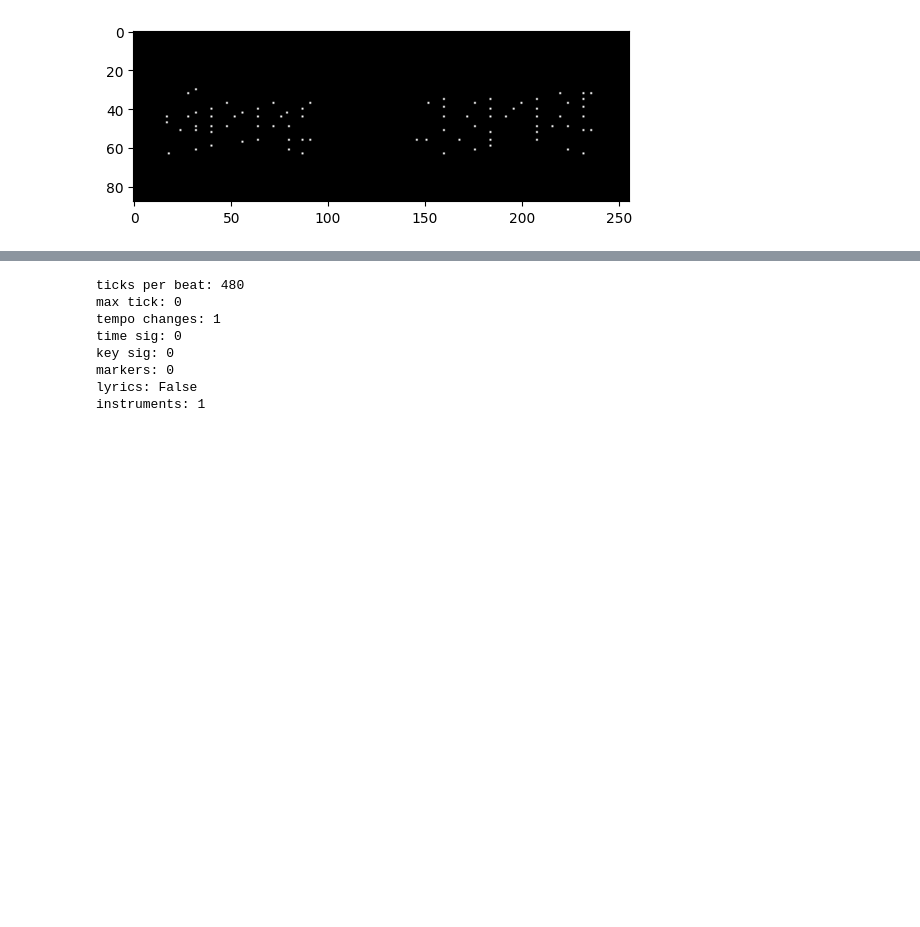
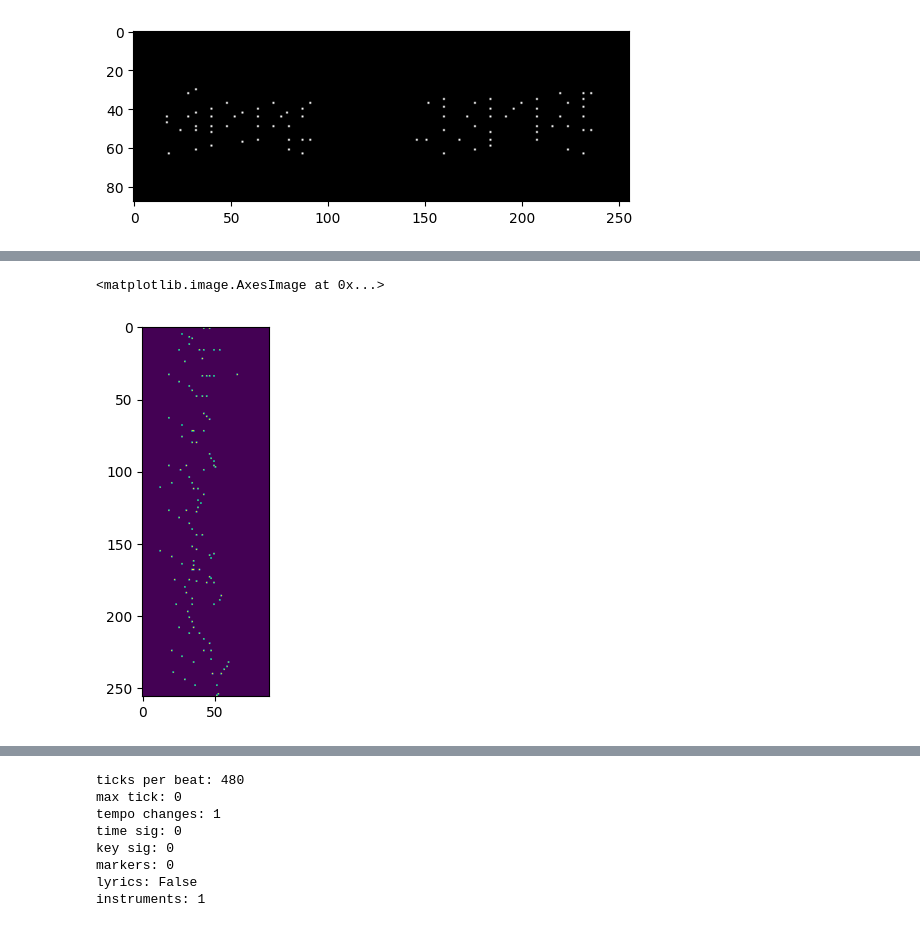
Before and after one commit to eri24816/diff-music, a Jupyter notebook: pr.ipynb, the cells around one changed output, grey strips where cells are left out. Drawn from its saved outputs; the diff is of its cells as text; code cells hidden in the pictures; blank space fills up the shorter version.

```diff
--- a/pr.ipynb
+++ b/pr.ipynb
@@ -34,18 +34,19 @@ device = torch.device('cuda' if torch.cuda.is_available() else 'cpu')
 
 denoiser_params = VideoDiffusion.Params(
     dim=768,
-    max_length=32,
+    max_length=256,
     depth=6,
     heads=8,
     rotary_pos_emb=True,
     frames_per_bar=32,
+    local_attn_window_size=64,
 )
 denoiser = VideoDiffusion(denoiser_params, 1).to(device)
 
 total_params = sum(p.numel() for p in denoiser.parameters())
 print(f"Total parameters: {total_params/1e6:.2f}M")
 
-x = torch.randn(1, 1, 256, 88).to(device)
+x0 = torch.randn(1, 1, 256, 88).to(device)
 time_steps = torch.randint(0, 256, (1,)).to(device)
-denoiser(x, time_steps).shape
+denoiser(x0, time_steps).shape
 # %% [output]
@@ -57,14 +58,15 @@ diff_params = BinaryDiffusion.Params(
     total_steps=64,
     loss_final='weighted',
     use_softmax=True,
-    beta_type='cos',
+    beta_type='linear',
     p_flip=False,
     aux=0,
     use_label=False,
     guidance=0.0,
     channels=1,
-    focal_alpha=0.8,
-    focal_gamma=5,
+    focal_alpha=0.5,
+    focal_gamma=0,
+    gamma=0.0072,
 )
 diff = BinaryDiffusion(diff_params, denoiser).to(device)
 # %% [output]
@@ -88,7 +90,7 @@ class TrainingParams:
     num_workers: int = 0
 
 training_params = TrainingParams(
-    lr=2e-4,
+    lr=1e-3,
     epochs=1,
     batch_size=16,
     generate_steps=500,
@@ -187,0 +288,18 @@ Pianoroll Bar 000 - 090 of
+# %%
+import einops
+import matplotlib.pyplot as plt
+from music_data_analysis import Pianoroll
+diff.eval()
+T = sampled.shape[1]
+num_display_steps = 4
+#display_steps = [0] + list(reversed([T -1 - i * (T // num_display_steps) for i in range(num_display_steps)]))
+display_steps = [0,1]
+# dataloader = DataLoader(ds, batch_size=1, shuffle=True)
+
+# x0 = next(iter(dataloader)).to(device)
+
+
+plt.imshow(torch.bernoulli(diff.scheduler(x0[0], 2).cpu()))
+# %% [output]
+<matplotlib.image.AxesImage at 0x...>
+[figure, added]
```
Also changed, not shown: parts of 20 cells of this notebook, 6 other files.
